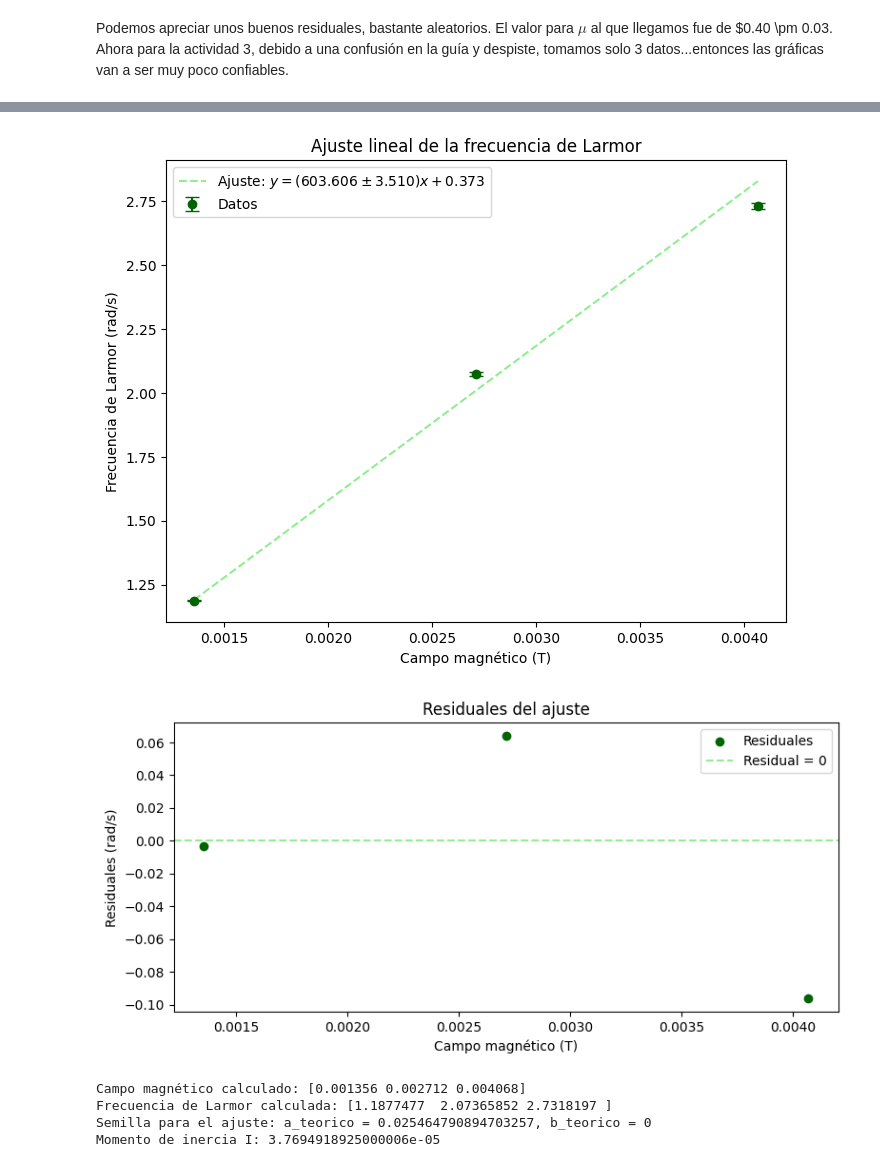
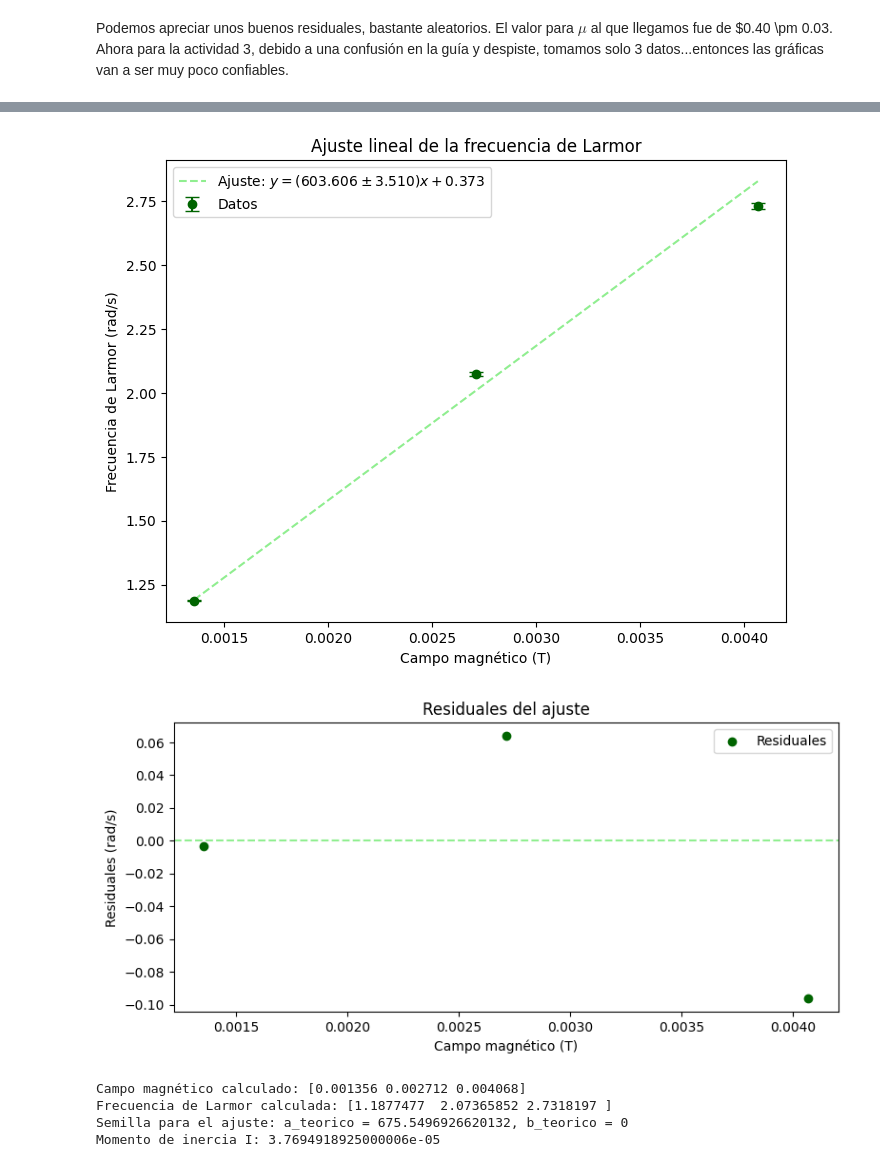
Before and after one commit to samuhdz/Laboratorio-Intermedio, a Jupyter notebook: Torque Magnético/Actividades_1_3.ipynb, the cells around one changed output, grey strips where cells are left out. Cells and saved outputs as stored; diff of their text form; code cells hidden in the pictures.

Commit message:
Momento magnético

```diff
--- a/Torque Magnético/Actividades_1_3.ipynb
+++ b/Torque Magnético/Actividades_1_3.ipynb
@@ -121,19 +121,11 @@ Parámetros ajustados: a = 0.39903047891184673 ± 0.03392860688599989, b = -0.00
 # %% [markdown]
 Podemos apreciar unos buenos residuales, bastante aleatorios. El valor para $\mu$ al que llegamos fue de $0.40  \pm 0.03. Ahora para la actividad 3, debido a una confusión en la guía y despiste, tomamos solo 3 datos...entonces las gráficas van a ser muy poco confiables.
 # %%
-import numpy as np
-import pandas as pd
-from scipy.optimize import curve_fit
-import matplotlib.pyplot as plt
-
-# Función modelo lineal
-def linear(x, a, b):
-    return a * x + b
 
 # Constantes y parámetros
 f_O = 2.5  # Frecuencia del ostroboscopio en Hz
 inc_T = 0.01  # Incertidumbre del periodo en s
-campo = 1.356 * (10**(-3))  # Campo magnético en T (constante del laboratorio)
+ # Campo magnético en T (constante del laboratorio)
 
 
 
@@ -151,31 +143,29 @@ campo_magnetico = campo * corriente  # T
 # Calcular la frecuencia de Larmor (Omega)
 Omega = (2 * np.pi) / periodo  # rad/s
 
-# Calcular la variable dependiente (y) y su incertidumbre
-y = Omega  # Frecuencia de Larmor en rad/s
-inc_y = (2 * np.pi / periodo**2) * inc_T  # Propagación de errores para Omega
+inc_y = ((2 * np.pi / periodo**2) * inc_T)  # Propagación de errores para Omega
 
-# Datos para el ajuste
-x = campo_magnetico  # Variable independiente (campo magnético, T)
+
 y_err = inc_y  # Incertidumbre en y (rad/s)
 
 # Seed (valores iniciales) basada en el valor teórico de mu
 mu_teorico = 0.4  # Valor teórico de mu en J/T o A·m^2
-a_teorico = mu_teorico / (2 * np.pi * f_O)  # Pendiente teórica en (rad/s)/T
+a_teorico = mu_teorico / (2 * np.pi * f_O*inercia)  # Pendiente teórica en (rad/s)/T
 b_teorico = 0  # Intercepto teórico (debe ser cercano a cero)
-seed = [0.4, b_teorico]  # Seed para el ajuste
+seed = [a_teorico, 0]  # Seed para el ajuste
 
 # Ajuste con curve_fit
-popt, pcov = curve_fit(linear, x, y, sigma=y_err, absolute_sigma=True, p0=seed)
+popt, pcov = curve_fit(linear, campo_magnetico, Omega, sigma=y_err, absolute_sigma=True, p0=seed)
 
 # Parámetros ajustados y errores
 a, b = popt
 a_err, b_err = np.sqrt(np.diag(pcov))  # Errores estándar de a y b
 
 # Calcular el momento magnético mu
-mu = a * 2 * np.pi * f_O  # J/T o A·m^2
-mu_err = a_err * 2 * np.pi * f_O  # J/T o A·m^2
+mu = a * inercia * (2 * np.pi * f_O)
+mu_err = a_err * inercia * (2 * np.pi * f_O)
 
+mu,mu_err=Error(mu,mu_err)
 # Mostrar resultados
 print(f"Parámetros ajustados: a = {a} ± {a_err}, b = {b} ± {b_err}")
 print(f"Momento magnético: mu = {mu} ± {mu_err}")
@@ -184,18 +174,18 @@ print(f"Momento magnético: mu = {mu} ± {mu_err}")
 plt.figure(figsize=(8, 6))
 
 # Gráfica de datos y ajuste
-plt.errorbar(x, y, yerr=y_err, fmt='o', color='darkgreen', label='Datos', capsize=5)
-plt.plot(x, linear(x, *popt), '--', color='lightgreen', label=f'Ajuste: $y = ({a:.3f} \pm {a_err:.3f})x + {b:.3f}$')
+plt.errorbar(campo_magnetico, Omega, yerr=y_err, fmt='o', color='darkgreen', label='Datos', capsize=5)
+plt.plot(campo_magnetico, linear(campo_magnetico, *popt), '--', color='lightgreen', label=f'Ajuste: $y = ({a:.3f} \pm {a_err:.3f})x + {b:.3f}$')
 plt.xlabel('Campo magnético (T)')
 plt.ylabel('Frecuencia de Larmor (rad/s)')
 plt.legend()
 plt.title('Ajuste lineal de la frecuencia de Larmor')
 
 # Gráfica de residuales
-residuales = y - linear(x, *popt)  # Cálculo de residuales
+residuales = Omega - linear(campo_magnetico, *popt)  # Cálculo de residuales
 plt.figure(figsize=(8, 4))
-plt.scatter(x, residuales, color='darkgreen', label='Residuales')
-plt.axhline(0, color='lightgreen', linestyle='--', label='Residual = 0')
+plt.scatter(campo_magnetico, residuales, color='darkgreen', label='Residuales')
+plt.axhline(0, color='lightgreen', linestyle='--')
 plt.xlabel('Campo magnético (T)')
 plt.ylabel('Residuales (rad/s)')
 plt.legend()
@@ -214,6 +204,6 @@ Momento magnético: mu = 9481.425112907424 ± 55.13758297744236
 [figure]
-[figure, old version]
+[figure, new version]
 Campo magnético calculado: [0.001356 0.002712 0.004068]
 Frecuencia de Larmor calculada: [1.1877477  2.07365852 2.7318197 ]
-Semilla para el ajuste: a_teorico = 0.025464790894703257, b_teorico = 0
+Semilla para el ajuste: a_teorico = 675.5496926620132, b_teorico = 0
 Momento de inercia I: 3.7694918925000006e-05
```
Also changed, not shown: parts of 1 cell of this notebook.
